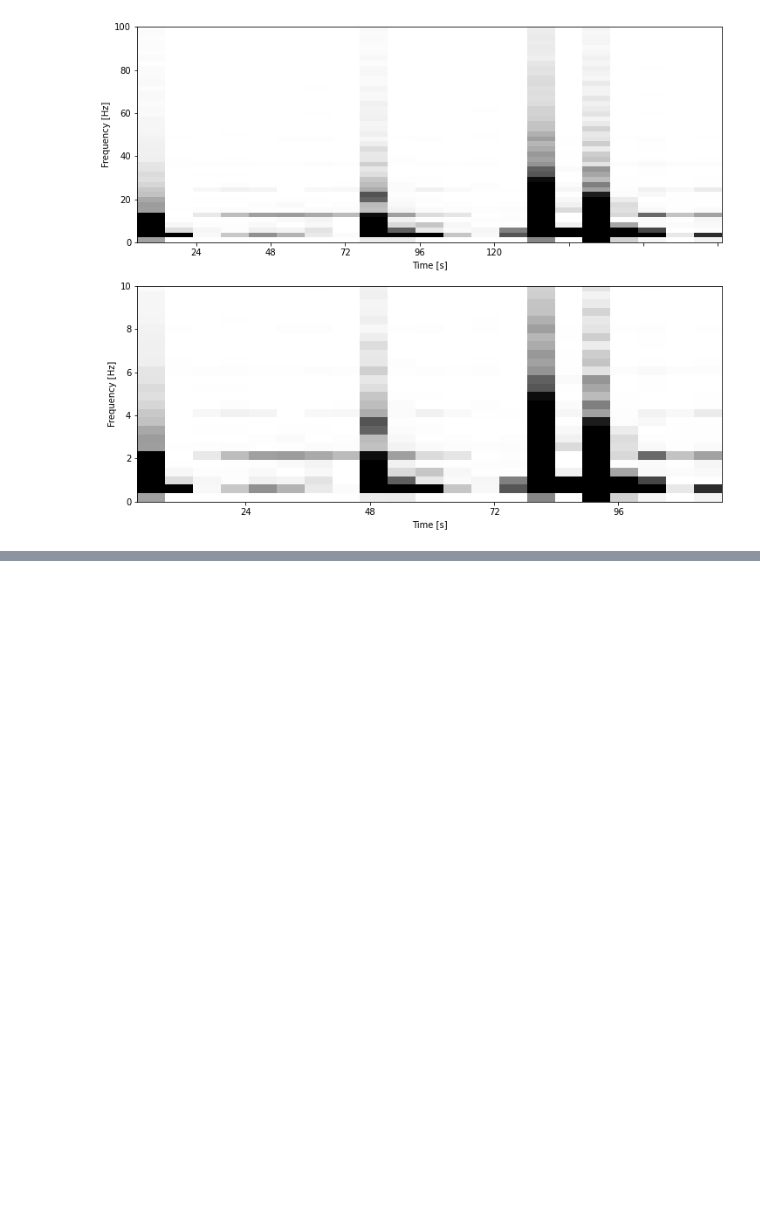
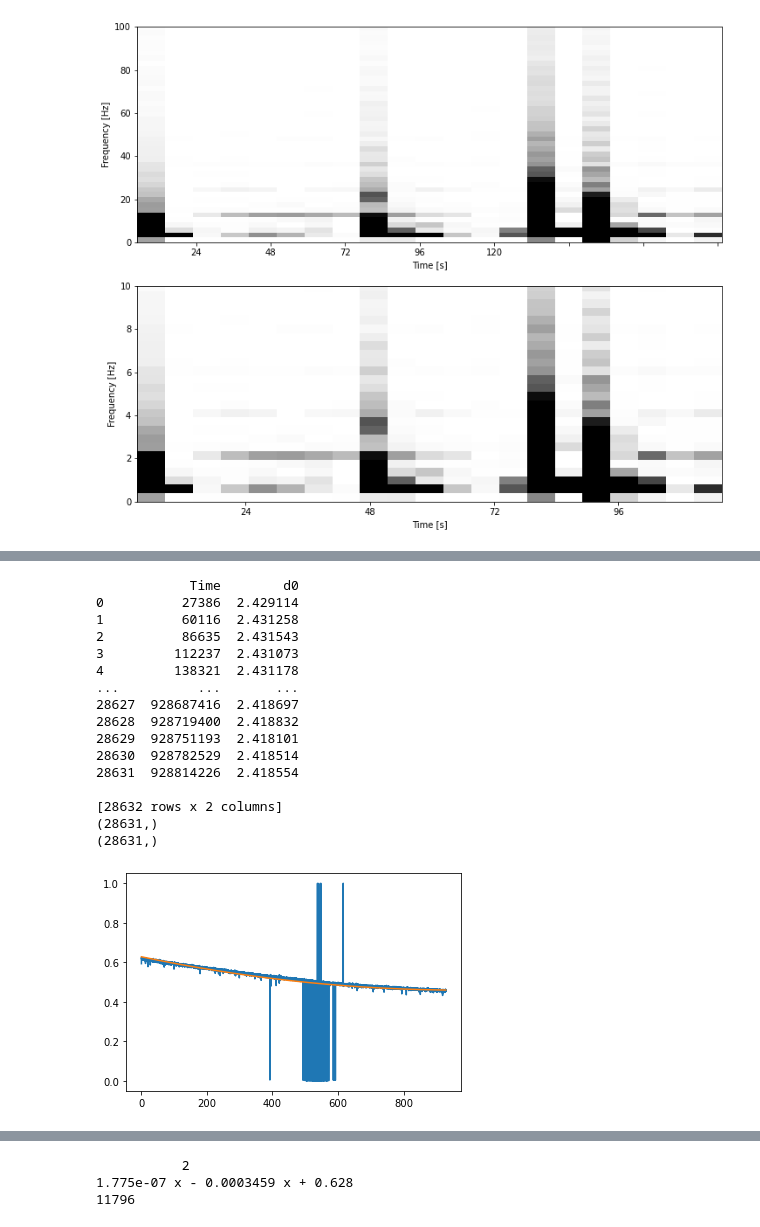
Before and after one commit to AmeVel2040/eclipseAmeyaSharing, a Jupyter notebook: InitialSpectogramAnalysis6-13-22.ipynb, the cells around one changed output, grey strips where cells are left out. Saved outputs shown, nothing was run; the diff lists cells and outputs as text; code cells hidden in the pictures; blank space fills up the shorter version.

```diff
--- a/InitialSpectogramAnalysis6-13-22.ipynb
+++ b/InitialSpectogramAnalysis6-13-22.ipynb
@@ -632,0 +700,24 @@ genthePlots(returnData('https://raw.githubusercontent.com/AmeVel2040/myPiFiles/m
+# %%
+#15000
+#R3=10E6
+#Same data as cell above, more extreme noise rejection to show buffer
+#For some reason we are occasionally querying data in the buffer
+genthePlots(returnData('https://raw.githubusercontent.com/AmeVel2040/myPiFiles/main/LSStuffAmeya/22-06-22at04-44PM'),0,-1,600,50,16,1,256,256)
+# %% [output]
+            Time        d0
+0          27386  2.429114
+1          60116  2.431258
+2          86635  2.431543
+3         112237  2.431073
+4         138321  2.431178
+...          ...       ...
+28627  928687416  2.418697
+28628  928719400  2.418832
+28629  928751193  2.418101
+28630  928782529  2.418514
+28631  928814226  2.418554
+
+[28632 rows x 2 columns]
+(28631,)
+(28631,)
+[figure, added]
@@ -632,0 +725,3 @@ genthePlots(returnData('https://raw.githubusercontent.com/AmeVel2040/myPiFiles/m
+           2
+1.775e-07 x - 0.0003459 x + 0.628
+11796
```
Also changed, not shown: parts of 25 cells of this notebook.
